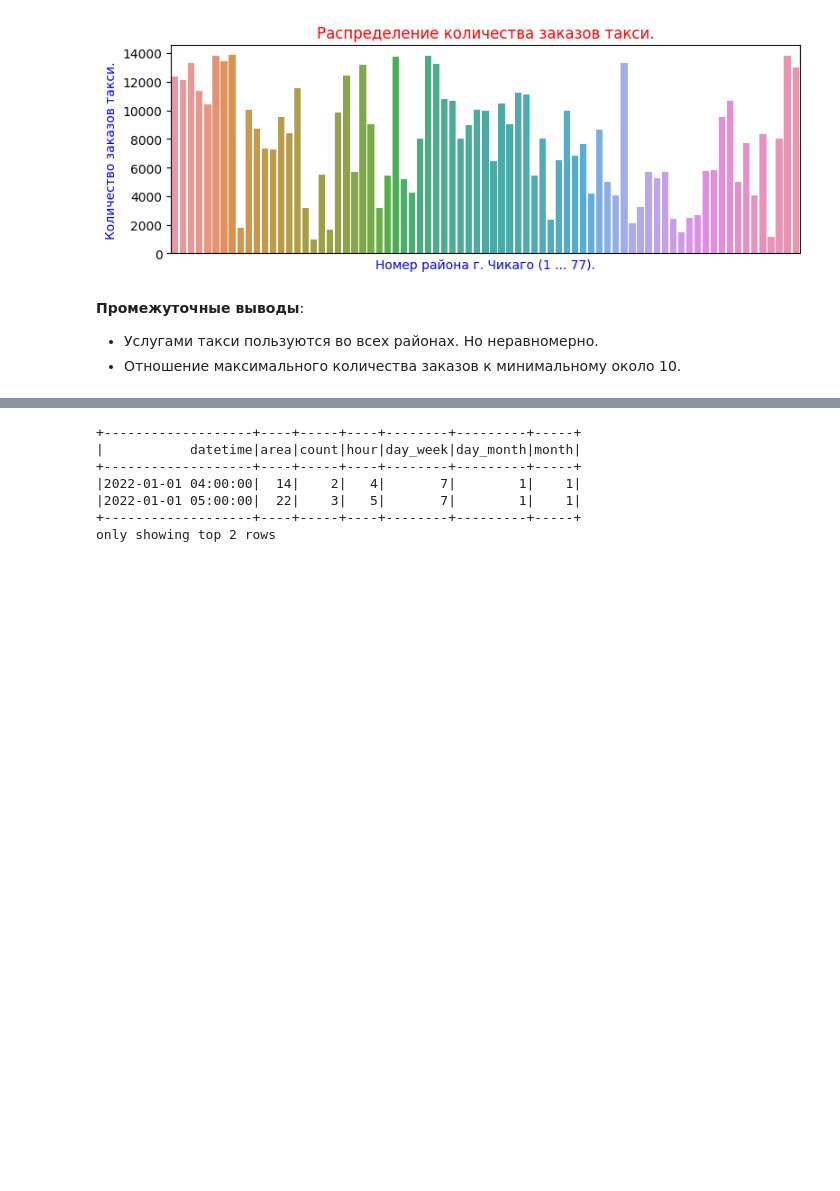
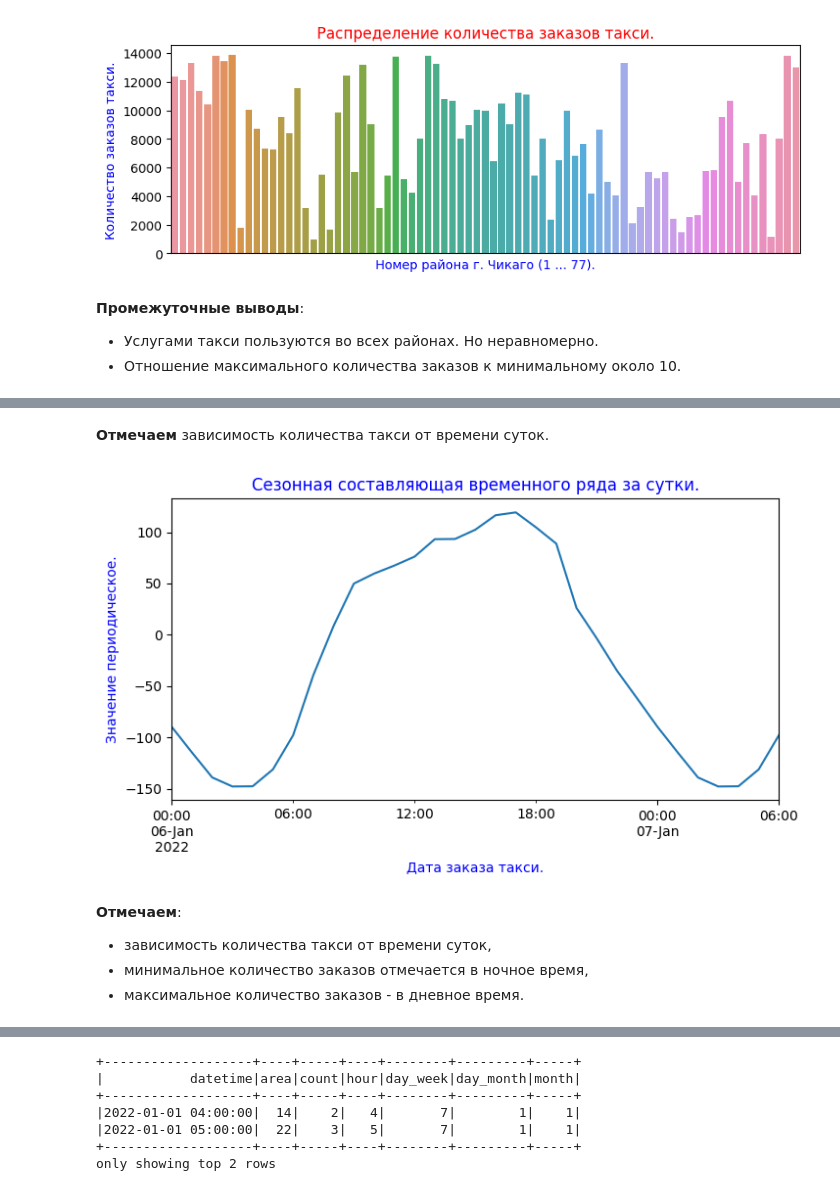
Before and after one commit to evgeniy-yandex/Data_Science, a Jupyter notebook: BigData_PySpark_taxi/BigData_pySPARK_taxi.ipynb, the cells around one changed output, grey strips where cells are left out. Drawn from its saved outputs; the diff is of its cells as text; code cells hidden in the pictures; blank space fills up the shorter version.

```diff
--- a/BigData_PySpark_taxi/BigData_pySPARK_taxi.ipynb
+++ b/BigData_PySpark_taxi/BigData_pySPARK_taxi.ipynb
@@ -632,0 +798,16 @@ del sort_area
+# %% [markdown]
+**Отмечаем** зависимость количества такси от времени суток.
+# %%
+# Изучим сезонную составляющую за сутки
+decomposed.seasonal['2022-01-06 00:00:00':'2022-01-07 06:00:00'].plot(figsize=(8, 4));
+plt.title("Сезонная составляющая временного ряда за сутки.",
+          color = 'blue')
+plt.xlabel('Дата заказа такси.', color = 'blue')
+plt.ylabel('Значение периодическое.', color = 'blue');
+# %% [output]
+[figure, added]
+# %% [markdown]
+**Отмечаем**:
+* зависимость количества такси от времени суток,
+* минимальное количество заказов отмечается в ночное время,
+* максимальное количество заказов - в дневное время.
```
Also changed, not shown: parts of 72 cells of this notebook.
